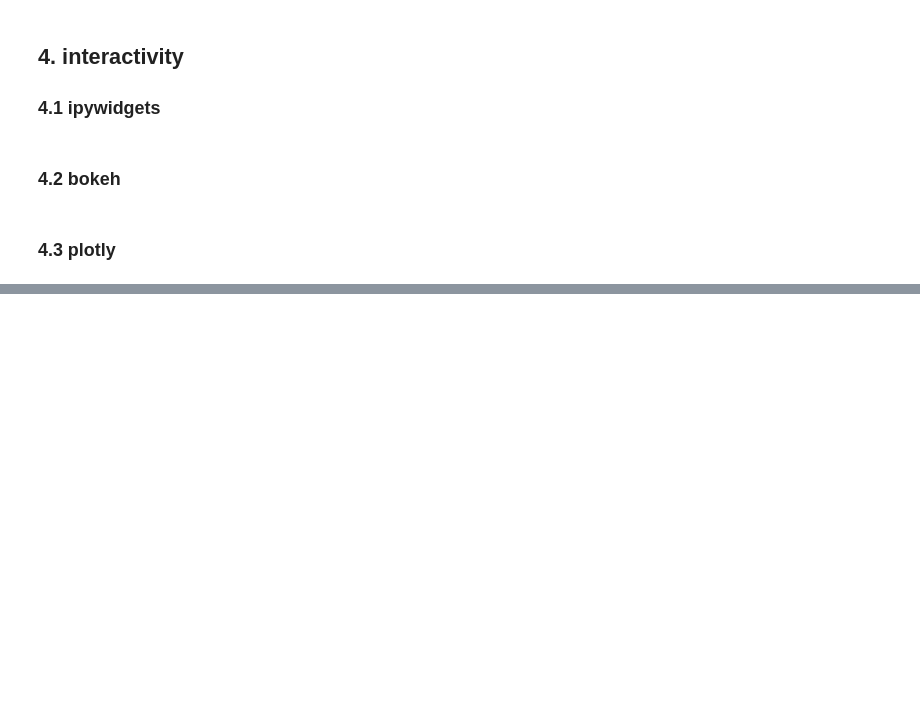
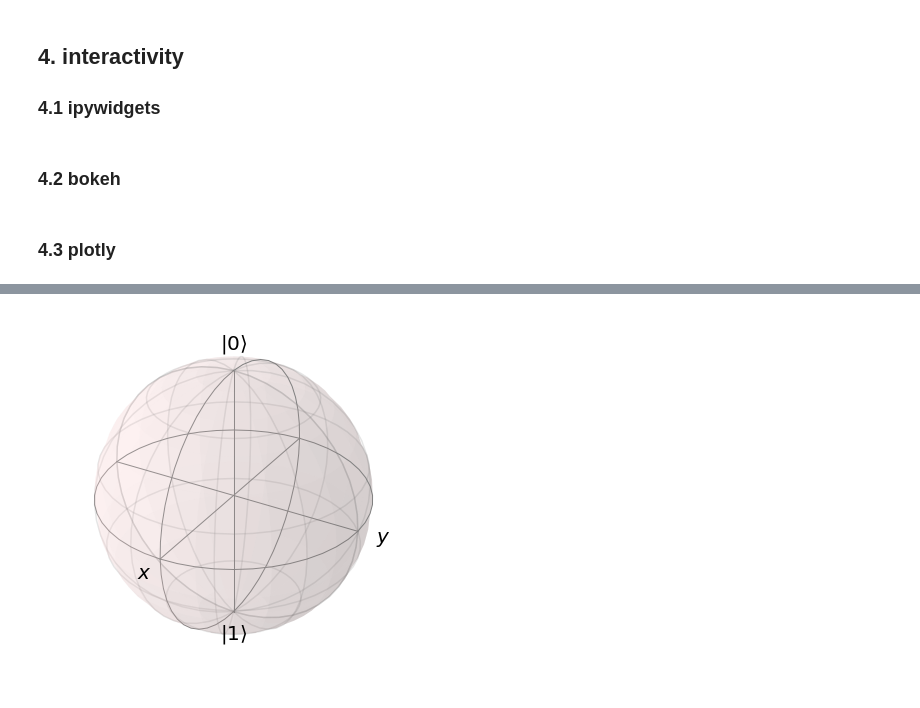
Before and after one commit to RealPolitiX/python_tutorial_FHI-PC-SESD, a Jupyter notebook: materials/PyTutorial_04_Visualization.ipynb, the cells around one changed output, grey strips where cells are left out. Cells and saved outputs as stored; diff of their text form; code cells hidden in the pictures; blank space fills up the shorter version.

```diff
--- a/materials/PyTutorial_04_Visualization.ipynb
+++ b/materials/PyTutorial_04_Visualization.ipynb
@@ -24,0 +146,5 @@ from mayavi import mlab
+# %%
+b = Bloch()
+b.show()
+# %% [output]
+[figure, added]
```
Also changed, not shown: parts of 20 cells of this notebook, 3 other files.
